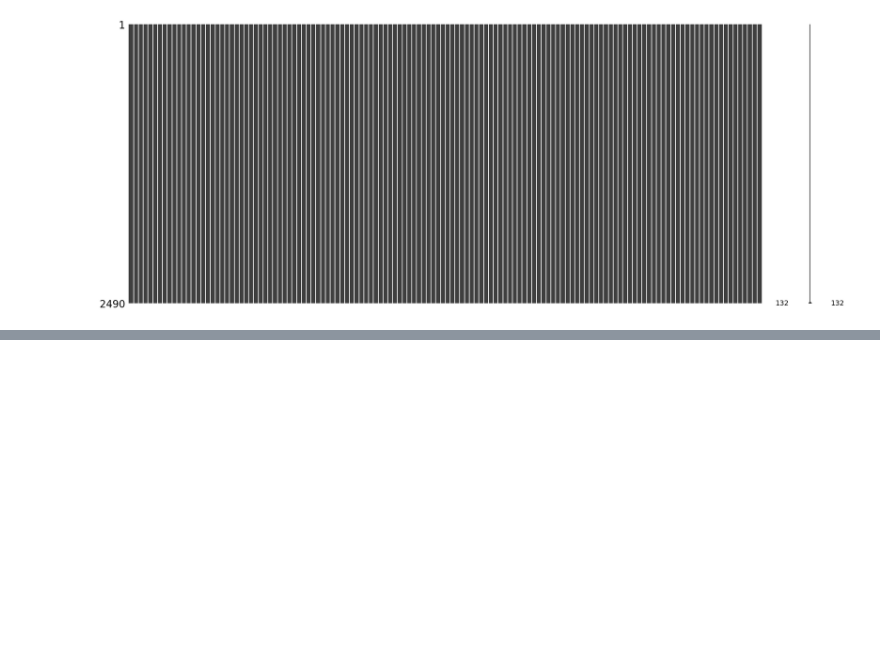
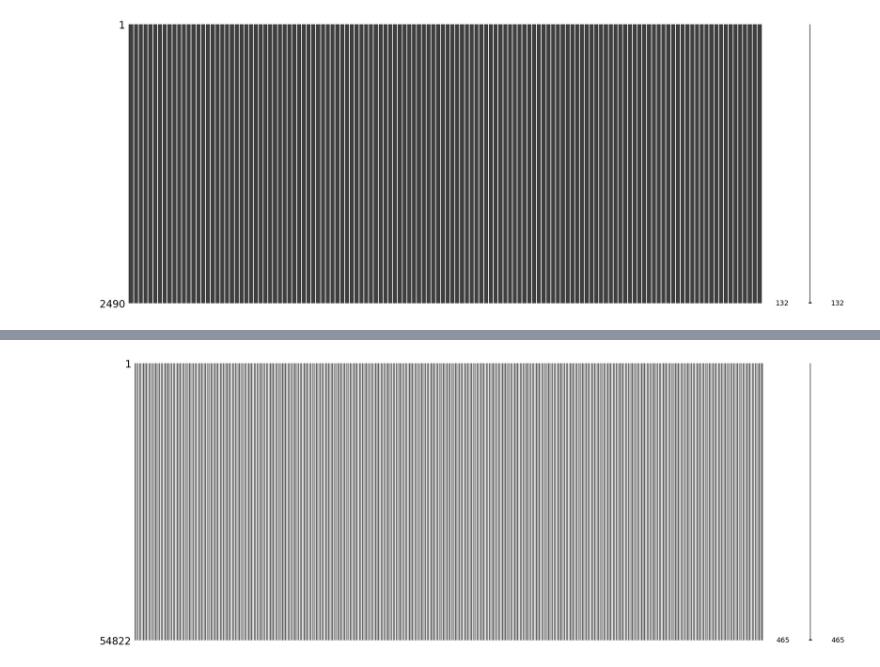
Before and after one commit to ChristopherG19/UVG_DS_Lab10, a Jupyter notebook: Laboratorio_10.ipynb, the cells around one changed output, grey strips where cells are left out. Drawn from its saved outputs; the diff is of its cells as text; code cells hidden in the pictures; blank space fills up the shorter version.

```diff
--- a/Laboratorio_10.ipynb
+++ b/Laboratorio_10.ipynb
@@ -361,0 +280,8 @@ nans_H
+# %%
+df_Personas.fillna(0, inplace=True)
+# %%
+missing_data = df_Personas.isnull()
+msno.matrix(df_Personas)
+plt.show()
+# %% [output]
+[figure, added]
```
Also changed, not shown: parts of 5 cells of this notebook.
